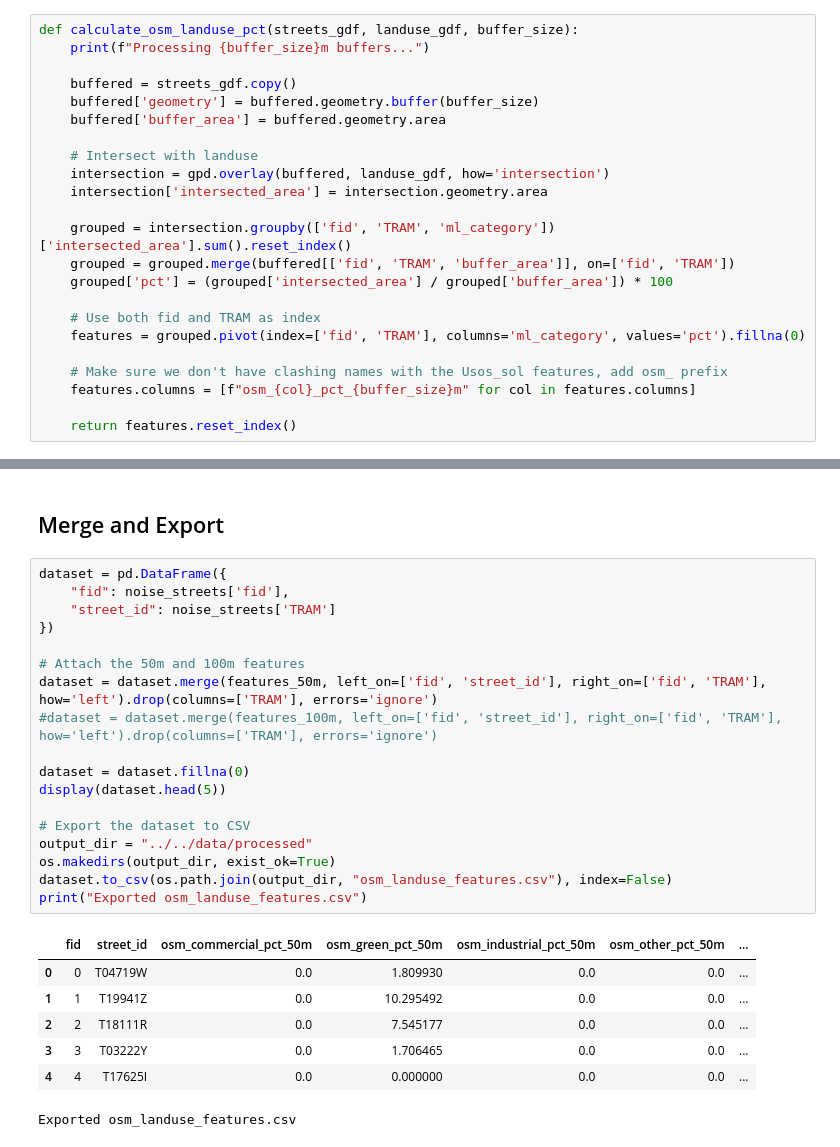
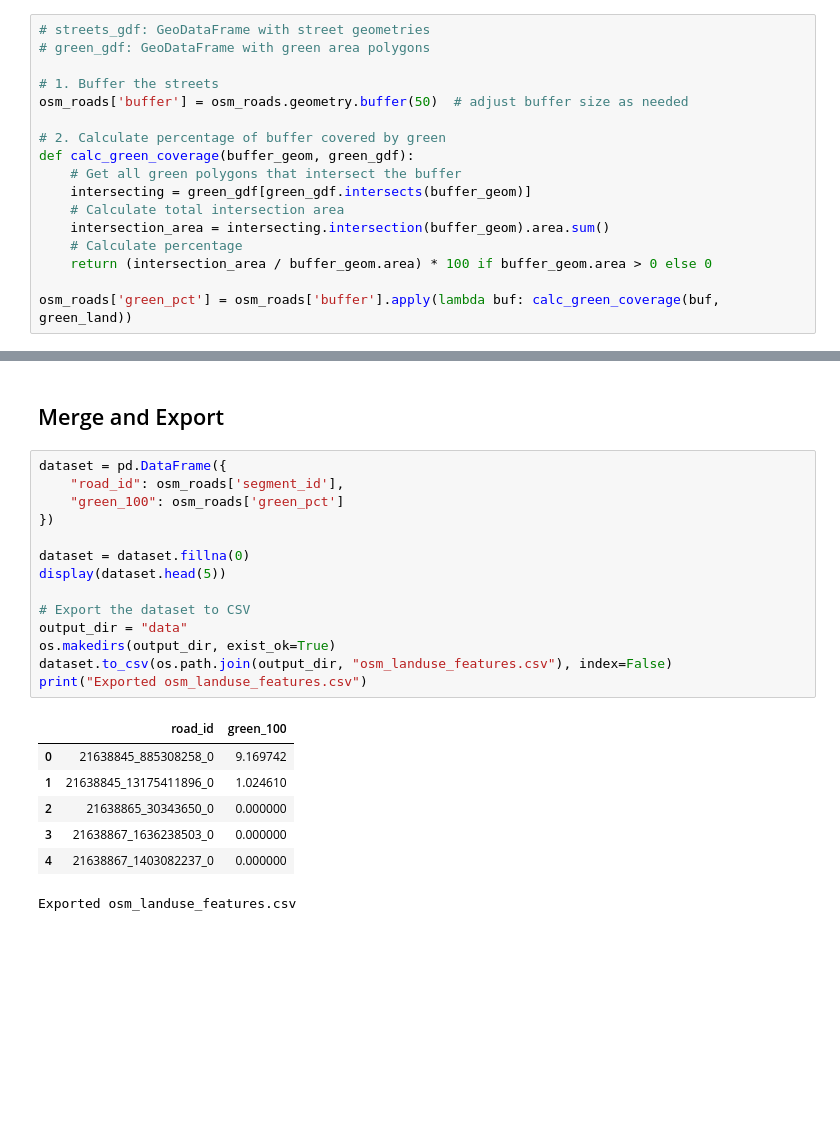
Before and after one commit to AndreaCutroni/ML-Noise-Prediction, a Jupyter notebook: notebooks/_elena/OSM_landuse.ipynb, the cells around one changed output, grey strips where cells are left out. Drawn from its saved outputs; the diff is of its cells as text; blank space fills up the shorter version.

```diff
--- a/notebooks/_elena/OSM_landuse.ipynb
+++ b/notebooks/_elena/OSM_landuse.ipynb
@@ -91,23 +59,17 @@ Same pipeline: apply a buffer to streets, find intersections with land use polyg
 # %%
-def calculate_osm_landuse_pct(streets_gdf, landuse_gdf, buffer_size):
-    print(f"Processing {buffer_size}m buffers...")
+# streets_gdf: GeoDataFrame with street geometries
+# green_gdf: GeoDataFrame with green area polygons
 
-    buffered = streets_gdf.copy()
-    buffered['geometry'] = buffered.geometry.buffer(buffer_size)
-    buffered['buffer_area'] = buffered.geometry.area
+# 1. Buffer the streets
+osm_roads['buffer'] = osm_roads.geometry.buffer(50)  # adjust buffer size as needed
 
-    # Intersect with landuse
-    intersection = gpd.overlay(buffered, landuse_gdf, how='intersection')
-    intersection['intersected_area'] = intersection.geometry.area
+# 2. Calculate percentage of buffer covered by green
+def calc_green_coverage(buffer_geom, green_gdf):
+    # Get all green polygons that intersect the buffer
+    intersecting = green_gdf[green_gdf.intersects(buffer_geom)]
+    # Calculate total intersection area
+    intersection_area = intersecting.intersection(buffer_geom).area.sum()
+    # Calculate percentage
+    return (intersection_area / buffer_geom.area) * 100 if buffer_geom.area > 0 else 0
 
-    grouped = intersection.groupby(['fid', 'TRAM', 'ml_category'])['intersected_area'].sum().reset_index()
-    grouped = grouped.merge(buffered[['fid', 'TRAM', 'buffer_area']], on=['fid', 'TRAM'])
-    grouped['pct'] = (grouped['intersected_area'] / grouped['buffer_area']) * 100
-
-    # Use both fid and TRAM as index
-    features = grouped.pivot(index=['fid', 'TRAM'], columns='ml_category', values='pct').fillna(0)
-
-    # Make sure we don't have clashing names with the Usos_sol features, add osm_ prefix
-    features.columns = [f"osm_{col}_pct_{buffer_size}m" for col in features.columns]
-
-    return features.reset_index()
+osm_roads['green_pct'] = osm_roads['buffer'].apply(lambda buf: calc_green_coverage(buf, green_land))
@@ -129,27 +77,23 @@ Processing 100m buffers...
 ## Merge and Export
 # %%
 dataset = pd.DataFrame({
-    "fid": noise_streets['fid'],
-    "street_id": noise_streets['TRAM']
+    "road_id": osm_roads['segment_id'],
+    "green_100": osm_roads['green_pct']
 })
-
-# Attach the 50m and 100m features
-dataset = dataset.merge(features_50m, left_on=['fid', 'street_id'], right_on=['fid', 'TRAM'], how='left').drop(columns=['TRAM'], errors='ignore')
-#dataset = dataset.merge(features_100m, left_on=['fid', 'street_id'], right_on=['fid', 'TRAM'], how='left').drop(columns=['TRAM'], errors='ignore')
 
 dataset = dataset.fillna(0)
 display(dataset.head(5))
 
 # Export the dataset to CSV
-output_dir = "../../data/processed"
+output_dir = "data"
 os.makedirs(output_dir, exist_ok=True)
 dataset.to_csv(os.path.join(output_dir, "osm_landuse_features.csv"), index=False)
 print("Exported osm_landuse_features.csv")
 # %% [output]
-|  | fid | street_id | osm_commercial_pct_50m | osm_green_pct_50m | osm_industrial_pct_50m | osm_other_pct_50m | ... |
-| 0 | 0 | T04719W | 0.0 | 1.809930 | 0.0 | 0.0 | ... |
-| 1 | 1 | T19941Z | 0.0 | 10.295492 | 0.0 | 0.0 | ... |
-| 2 | 2 | T18111R | 0.0 | 7.545177 | 0.0 | 0.0 | ... |
-| 3 | 3 | T03222Y | 0.0 | 1.706465 | 0.0 | 0.0 | ... |
-| 4 | 4 | T17625I | 0.0 | 0.000000 | 0.0 | 0.0 | ... |
+|  | road_id | green_100 |
+| 0 | 21638845_885308258_0 | 9.169742 |
+| 1 | 21638845_13175411896_0 | 1.024610 |
+| 2 | 21638865_30343650_0 | 0.000000 |
+| 3 | 21638867_1636238503_0 | 0.000000 |
+| 4 | 21638867_1403082237_0 | 0.000000 |
 Exported osm_landuse_features.csv
```
Also changed, not shown: parts of 10 cells of this notebook, 13 other files.
